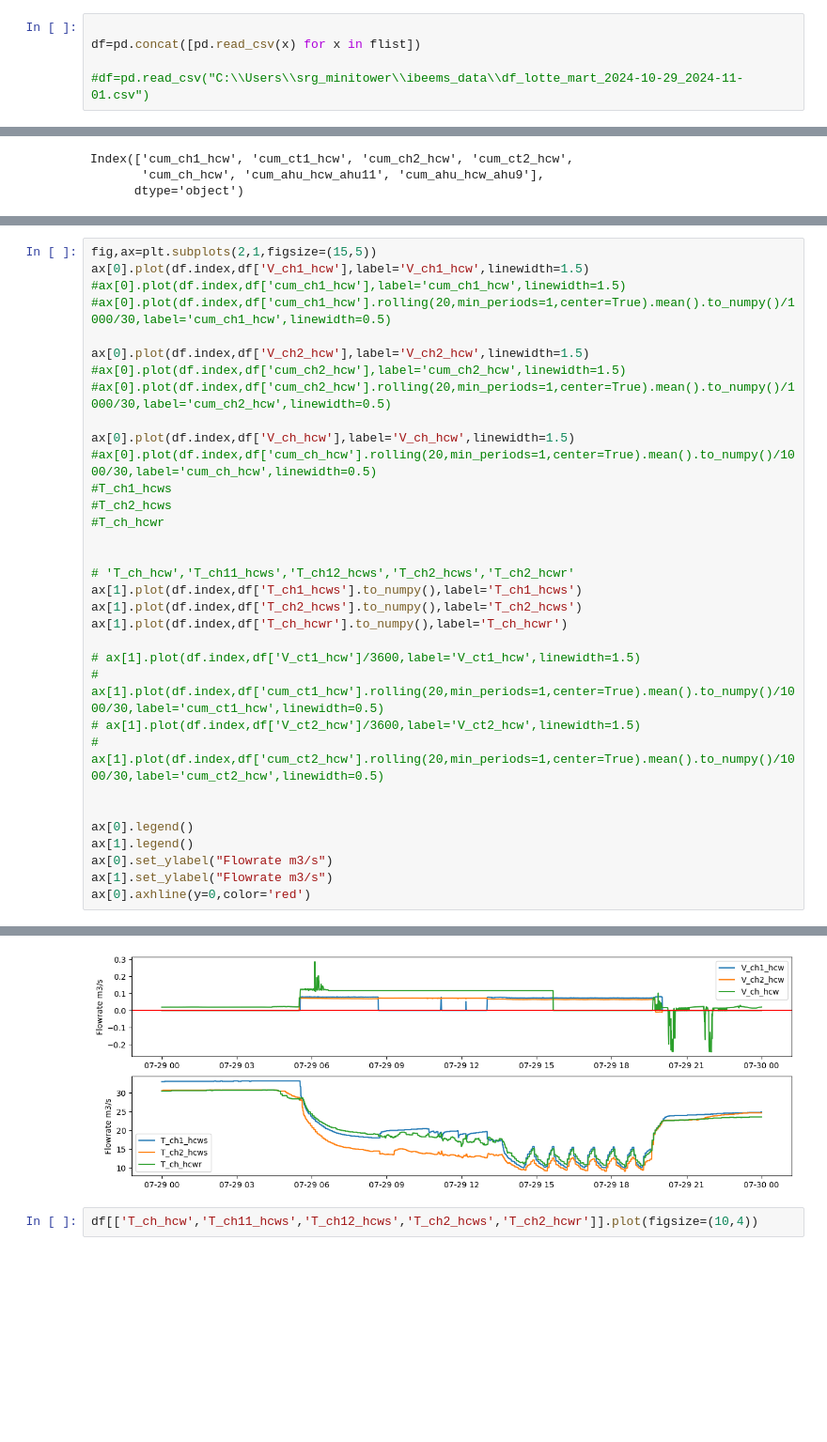
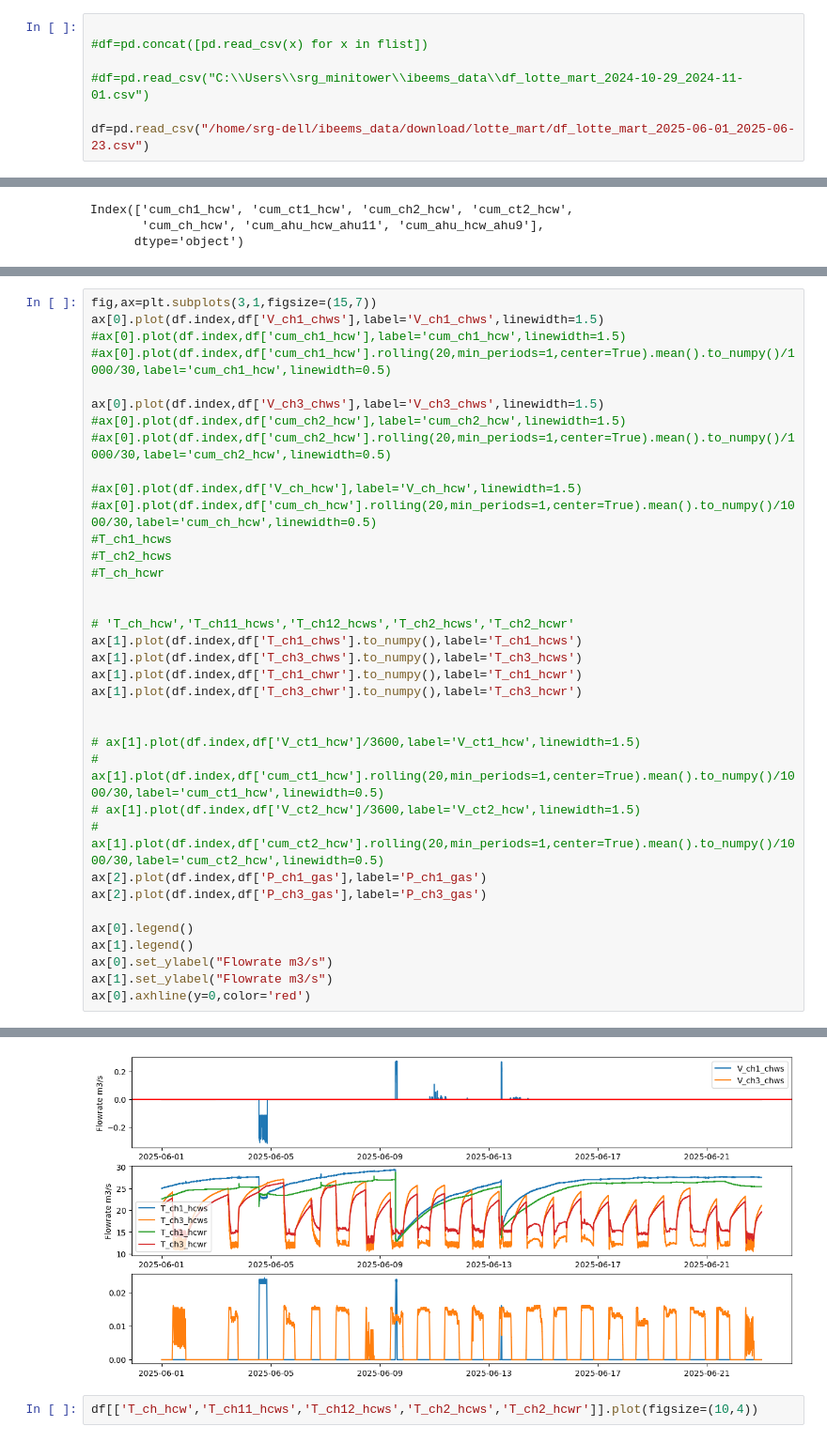
Before and after one commit to ecosang/ibeems_data, a Jupyter notebook: notebook/eda_main_chiller_lotte.ipynb, the cells around one changed output, grey strips where cells are left out. Shown at 94% size. Saved outputs shown, nothing was run; the diff lists cells and outputs as text; blank space fills up the shorter version.

Commit message:
sync latest code for lotte_mart

```diff
--- a/notebook/eda_main_chiller_lotte.ipynb
+++ b/notebook/eda_main_chiller_lotte.ipynb
@@ -14,9 +14,11 @@ project_id="lotte_mart"
 flist=[pathlib.Path(repo_path).joinpath("download",project_id,x) for x in os.listdir(f"download/{project_id}")]
 # %%
 
-df=pd.concat([pd.read_csv(x) for x in flist])
+#df=pd.concat([pd.read_csv(x) for x in flist])
 
 #df=pd.read_csv("C:\\Users\\srg_minitower\\ibeems_data\\df_lotte_mart_2024-10-29_2024-11-01.csv")
+
+df=pd.read_csv("/home/srg-dell/ibeems_data/download/lotte_mart/df_lotte_mart_2025-06-01_2025-06-23.csv")
 # %%
 #cum_cols=df.columns[df.columns.str.contains("cum_")]
 # %%
@@ -171,39 +193,42 @@ Index(['cum_ch1_hcw', 'cum_ct1_hcw', 'cum_ch2_hcw', 'cum_ct2_hcw',
 # %%
-fig,ax=plt.subplots(2,1,figsize=(15,5))
-ax[0].plot(df.index,df['V_ch1_hcw'],label='V_ch1_hcw',linewidth=1.5)
+fig,ax=plt.subplots(3,1,figsize=(15,7))
+ax[0].plot(df.index,df['V_ch1_chws'],label='V_ch1_chws',linewidth=1.5)
 #ax[0].plot(df.index,df['cum_ch1_hcw'],label='cum_ch1_hcw',linewidth=1.5)
 #ax[0].plot(df.index,df['cum_ch1_hcw'].rolling(20,min_periods=1,center=True).mean().to_numpy()/1000/30,label='cum_ch1_hcw',linewidth=0.5)
 
-ax[0].plot(df.index,df['V_ch2_hcw'],label='V_ch2_hcw',linewidth=1.5)
+ax[0].plot(df.index,df['V_ch3_chws'],label='V_ch3_chws',linewidth=1.5)
 #ax[0].plot(df.index,df['cum_ch2_hcw'],label='cum_ch2_hcw',linewidth=1.5)
 #ax[0].plot(df.index,df['cum_ch2_hcw'].rolling(20,min_periods=1,center=True).mean().to_numpy()/1000/30,label='cum_ch2_hcw',linewidth=0.5)
 
-ax[0].plot(df.index,df['V_ch_hcw'],label='V_ch_hcw',linewidth=1.5)
+#ax[0].plot(df.index,df['V_ch_hcw'],label='V_ch_hcw',linewidth=1.5)
 #ax[0].plot(df.index,df['cum_ch_hcw'].rolling(20,min_periods=1,center=True).mean().to_numpy()/1000/30,label='cum_ch_hcw',linewidth=0.5)
 #T_ch1_hcws
 #T_ch2_hcws
 #T_ch_hcwr
 
 
 # 'T_ch_hcw','T_ch11_hcws','T_ch12_hcws','T_ch2_hcws','T_ch2_hcwr'
-ax[1].plot(df.index,df['T_ch1_hcws'].to_numpy(),label='T_ch1_hcws')
-ax[1].plot(df.index,df['T_ch2_hcws'].to_numpy(),label='T_ch2_hcws')
-ax[1].plot(df.index,df['T_ch_hcwr'].to_numpy(),label='T_ch_hcwr')
+ax[1].plot(df.index,df['T_ch1_chws'].to_numpy(),label='T_ch1_hcws')
+ax[1].plot(df.index,df['T_ch3_chws'].to_numpy(),label='T_ch3_hcws')
+ax[1].plot(df.index,df['T_ch1_chwr'].to_numpy(),label='T_ch1_hcwr')
+ax[1].plot(df.index,df['T_ch3_chwr'].to_numpy(),label='T_ch3_hcwr')
+
 
 # ax[1].plot(df.index,df['V_ct1_hcw']/3600,label='V_ct1_hcw',linewidth=1.5)
 # ax[1].plot(df.index,df['cum_ct1_hcw'].rolling(20,min_periods=1,center=True).mean().to_numpy()/1000/30,label='cum_ct1_hcw',linewidth=0.5)
 # ax[1].plot(df.index,df['V_ct2_hcw']/3600,label='V_ct2_hcw',linewidth=1.5)
 # ax[1].plot(df.index,df['cum_ct2_hcw'].rolling(20,min_periods=1,center=True).mean().to_numpy()/1000/30,label='cum_ct2_hcw',linewidth=0.5)
-
+ax[2].plot(df.index,df['P_ch1_gas'],label='P_ch1_gas')
+ax[2].plot(df.index,df['P_ch3_gas'],label='P_ch3_gas')
 
 ax[0].legend()
 ax[1].legend()
 ax[0].set_ylabel("Flowrate m3/s")
 ax[1].set_ylabel("Flowrate m3/s")
 ax[0].axhline(y=0,color='red')
 # %% [output]
 <matplotlib.lines.Line2D at 0x...>
-[figure, old version]
+[figure, new version]
 # %%
 df[['T_ch_hcw','T_ch11_hcws','T_ch12_hcws','T_ch2_hcws','T_ch2_hcwr']].plot(figsize=(10,4))
 # %% [output]
```
Also changed, not shown: parts of 6 cells of this notebook, 6 other files.
